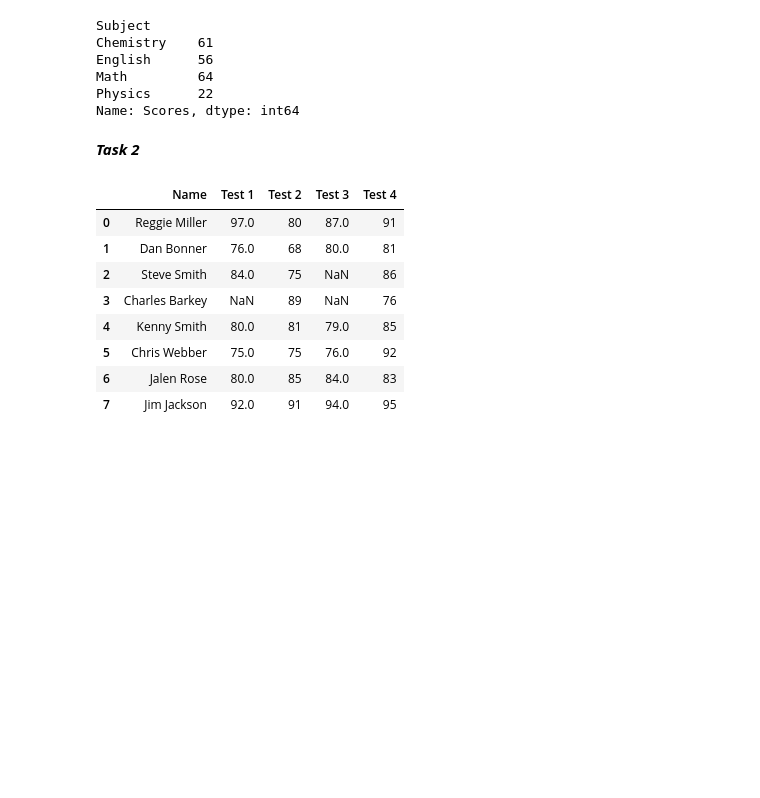
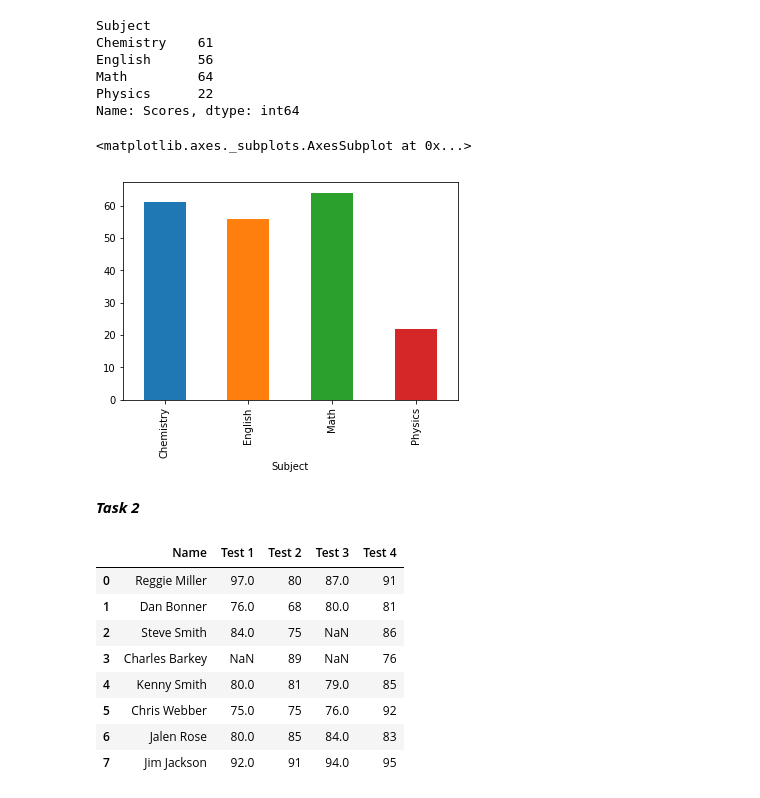
Before and after one commit to ak47m1a1/DBDA-python, a Jupyter notebook: R_Li_Project3.ipynb, the cells around one changed output. Drawn from its saved outputs; the diff is of its cells as text; code cells hidden in the pictures; blank space fills up the shorter version.

```diff
--- a/R_Li_Project3.ipynb
+++ b/R_Li_Project3.ipynb
@@ -94,5 +106,6 @@ Name: Scores, dtype: int64
 # %%
-ee1['Scores'].groupby(ee1['Subject']).min()
+ee5=ee1['Scores'].groupby(ee1['Subject']).min()
+ee5
 # %% [output]
 Subject
 Chemistry    61
@@ -100,6 +113,11 @@ English      56
 Math         64
 Physics      22
 Name: Scores, dtype: int64
+# %%
+ee5.plot.bar()#Which Physics has the lowest score in certain subject.
+# %% [output]
+<matplotlib.axes._subplots.AxesSubplot at 0x...>
+[figure, added]
 # %% [markdown]
 ***Task 2***
 # %%
```
Also changed, not shown: parts of 5 cells of this notebook.
